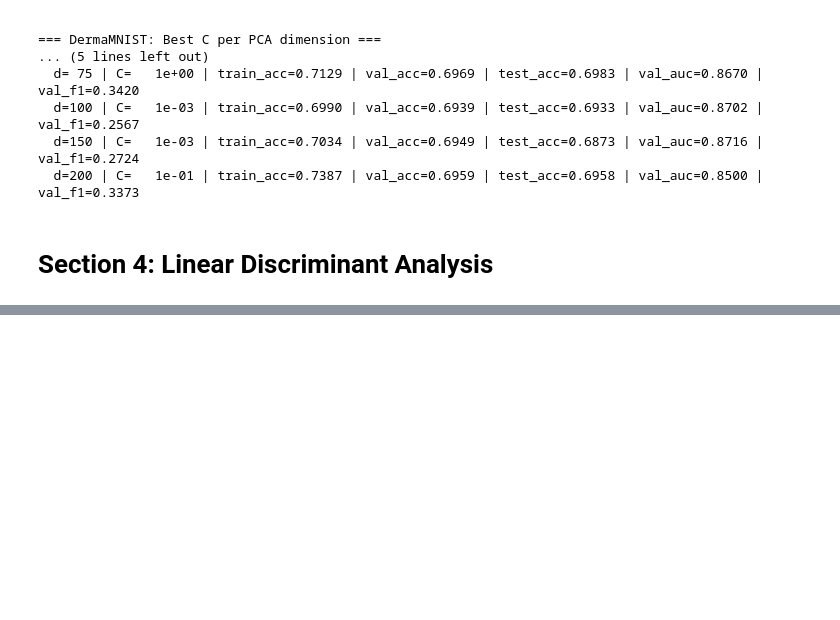
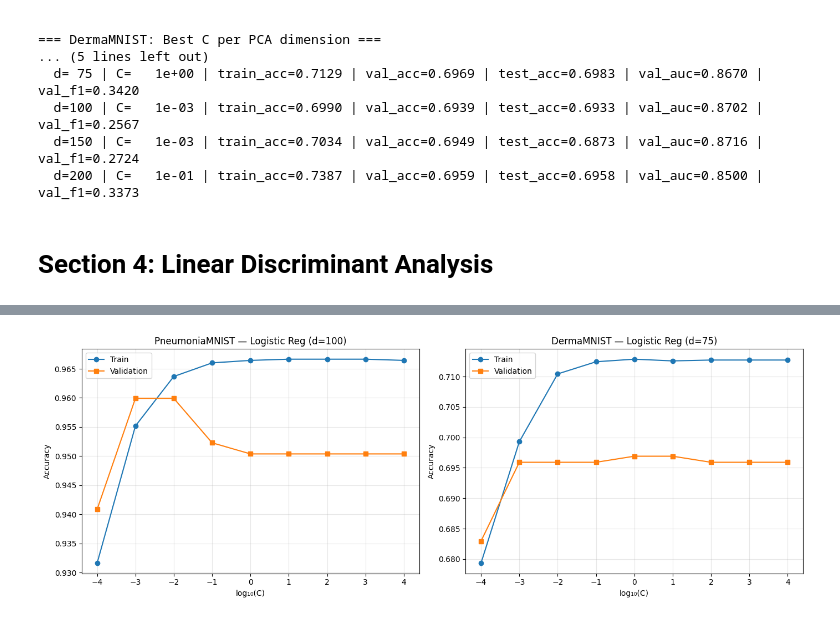
Before and after one commit to ramgoenka/MedMNIST-Image-Classification-and-VC-Bound, a Jupyter notebook: Code.ipynb, the cells around one changed output, grey strips where cells are left out. Saved outputs shown, nothing was run; the diff lists cells and outputs as text; code cells hidden in the pictures; blank space fills up the shorter version.

```diff
--- a/Code.ipynb
+++ b/Code.ipynb
@@ -314,0 +593,29 @@ for d in pca_components_grid:
+# %%
+fig, axes = plt.subplots(1, 2, figsize=(14, 5))
+
+d_plot = 100
+ax = axes[0]
+subset = lr_df_pn[lr_df_pn['pca_dim'] == d_plot].sort_values('C')
+ax.plot(np.log10(subset['C']), subset['train_acc'], 'o-', label='Train')
+ax.plot(np.log10(subset['C']), subset['val_acc'], 's-', label='Validation')
+ax.set_xlabel('log₁₀(C)')
+ax.set_ylabel('Accuracy')
+ax.set_title(f'PneumoniaMNIST — Logistic Reg (d={d_plot})')
+ax.legend()
+ax.grid(True, alpha=0.3)
+
+d_plot = 75
+ax = axes[1]
+subset = lr_df_dm[lr_df_dm['pca_dim'] == d_plot].sort_values('C')
+ax.plot(np.log10(subset['C']), subset['train_acc'], 'o-', label='Train')
+ax.plot(np.log10(subset['C']), subset['val_acc'], 's-', label='Validation')
+ax.set_xlabel('log₁₀(C)')
+ax.set_ylabel('Accuracy')
+ax.set_title(f'DermaMNIST — Logistic Reg (d={d_plot})')
+ax.legend()
+ax.grid(True, alpha=0.3)
+
+plt.tight_layout()
+plt.show()
+# %% [output]
+[figure, added]
```
Also changed, not shown: parts of 17 cells of this notebook.
